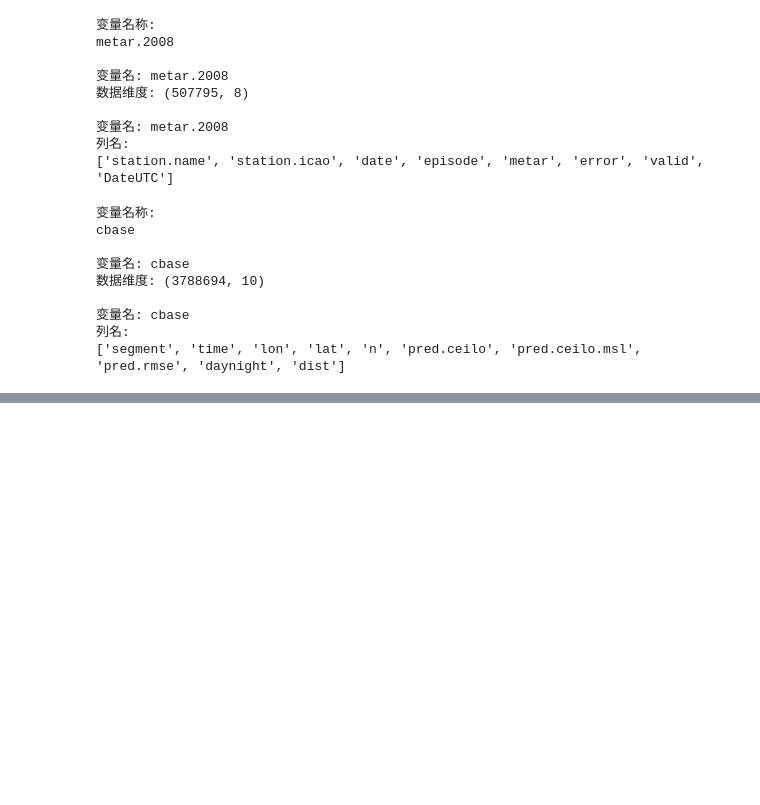
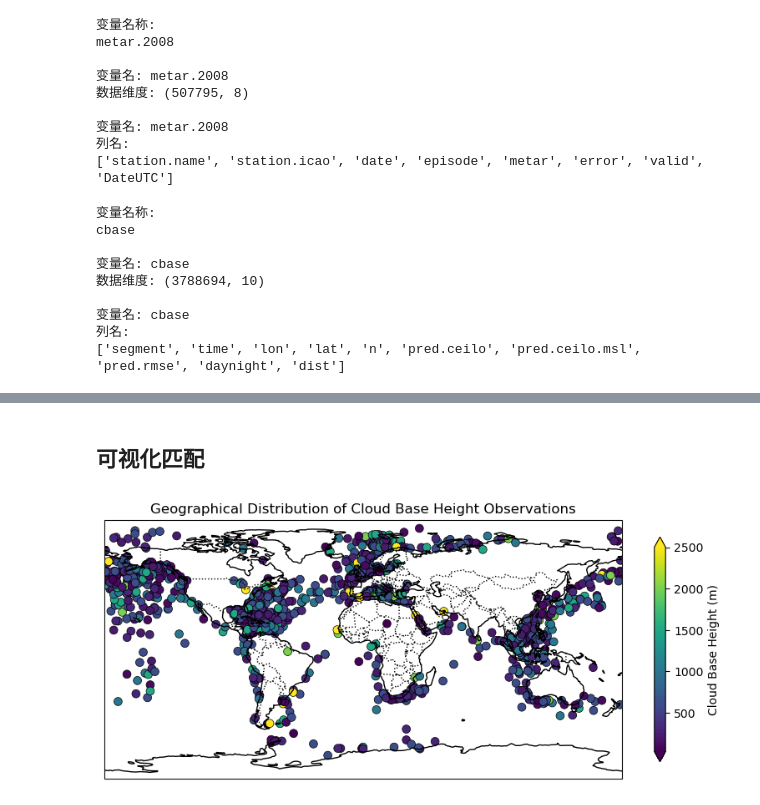
Before and after one commit to benerain/cloud-base-height, a Jupyter notebook: copy_pre.ipynb, the cells around one changed output, grey strips where cells are left out. Cells and saved outputs as stored; diff of their text form; code cells hidden in the pictures; blank space fills up the shorter version.

```diff
--- a/copy_pre.ipynb
+++ b/copy_pre.ipynb
@@ -1956,0 +2363,38 @@ cbase
+# %% [markdown]
+## 可视化匹配
+# %%
+import os
+import pandas as pd
+import matplotlib.pyplot as plt
+import cartopy.crs as ccrs
+import cartopy.feature as cfeature
+
+# 设置数据目录和文件路径
+home_dir = os.getcwd().split('plots')[0]
+DATA_DIR_PLOTS = os.path.join(home_dir, 'data', 'plots_data')
+csv_file = os.path.join(DATA_DIR_PLOTS, 'synop_cbh_colocation_count_filtered.csv')
+
+# 读取数据
+data = pd.read_csv(csv_file)
+
+# 创建地图
+fig = plt.figure(figsize=(10, 7))
+ax = fig.add_subplot(1, 1, 1, projection=ccrs.PlateCarree())
+ax.set_extent([-180, 180, -90, 90], crs=ccrs.PlateCarree())  # 设置地图显示的经纬度范围
+ax.add_feature(cfeature.COASTLINE)  # 添加海岸线
+ax.add_feature(cfeature.BORDERS, linestyle=':')  # 添加国界线
+
+# 在地图上绘制数据点，使用云底高度（CBH）作为颜色映射
+sc = ax.scatter(data['LONGITUDE'], data['LATITUDE'], c=data['CLD_BASE_HT'],
+                cmap='viridis', marker='o', edgecolor='k', linewidth=0.5, s=50,
+                transform=ccrs.PlateCarree(), label='CBH (m)')
+
+# 添加颜色条
+cb = plt.colorbar(sc, shrink=0.5, extend='both')
+cb.set_label('Cloud Base Height (m)')
+
+# 设置标题
+plt.title('Geographical Distribution of Cloud Base Height Observations')
+plt.show()
+# %% [output]
+[figure, added]
```
Also changed, not shown: parts of 32 cells of this notebook, 4 other files.
